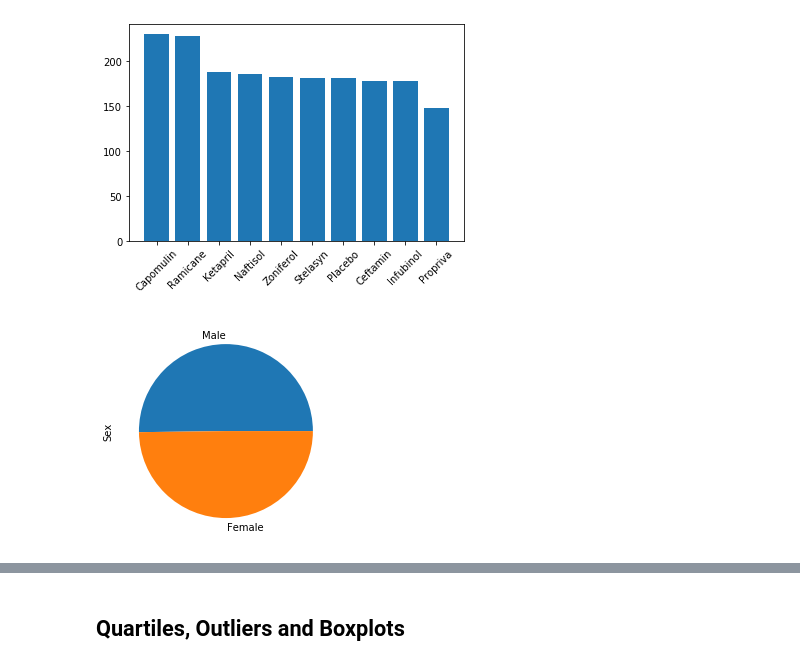
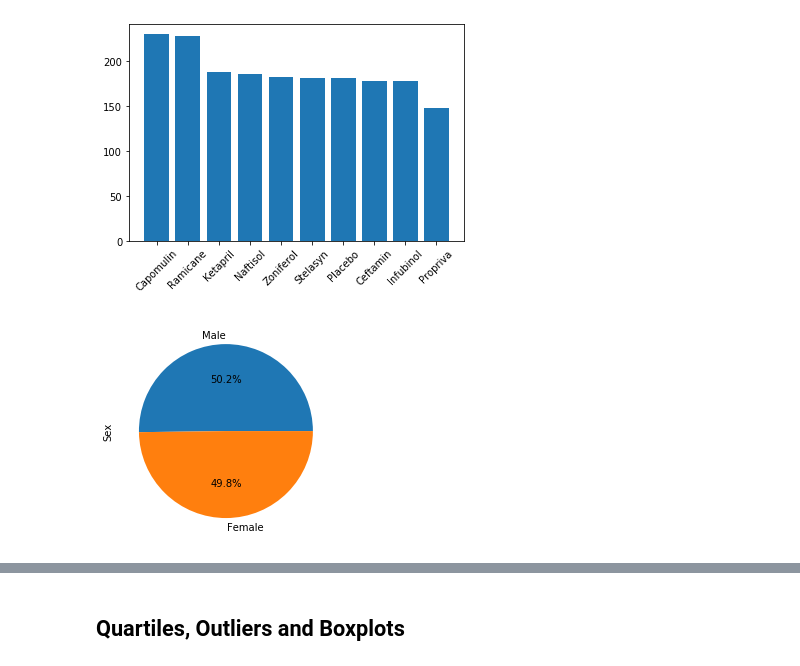
Before and after one commit to artie63/SMU_Homwwork-, a Jupyter notebook: Pymaceuticals2.ipynb, the cells around one changed output, grey strips where cells are left out. Cells and saved outputs as stored; diff of their text form; code cells hidden in the pictures.

```diff
--- a/Pymaceuticals2.ipynb
+++ b/Pymaceuticals2.ipynb
@@ -142,10 +142,11 @@ plt.show()
 # %%
 # Generate a pie plot showing the distribution of female versus male mice using pandas
 counts = mouse_metadata.Sex.value_counts()
-counts.plot(kind="pie")
+counts.plot(kind="pie",autopct='%1.1f%%')
+
+# plt.pie(counts.values,labels=counts.index.values,autopct='%1.1f%%')
 plt.show()
-# plt.pie(counts.values,labels=counts.index.values,autopct='%1.1f%%')
 # %% [output]
-[figure, old version]
+[figure, new version]
 # %%
 # Generate a pie plot showing the distribution of female versus male mice using pyplot
```
Also changed, not shown: parts of 13 cells of this notebook.
